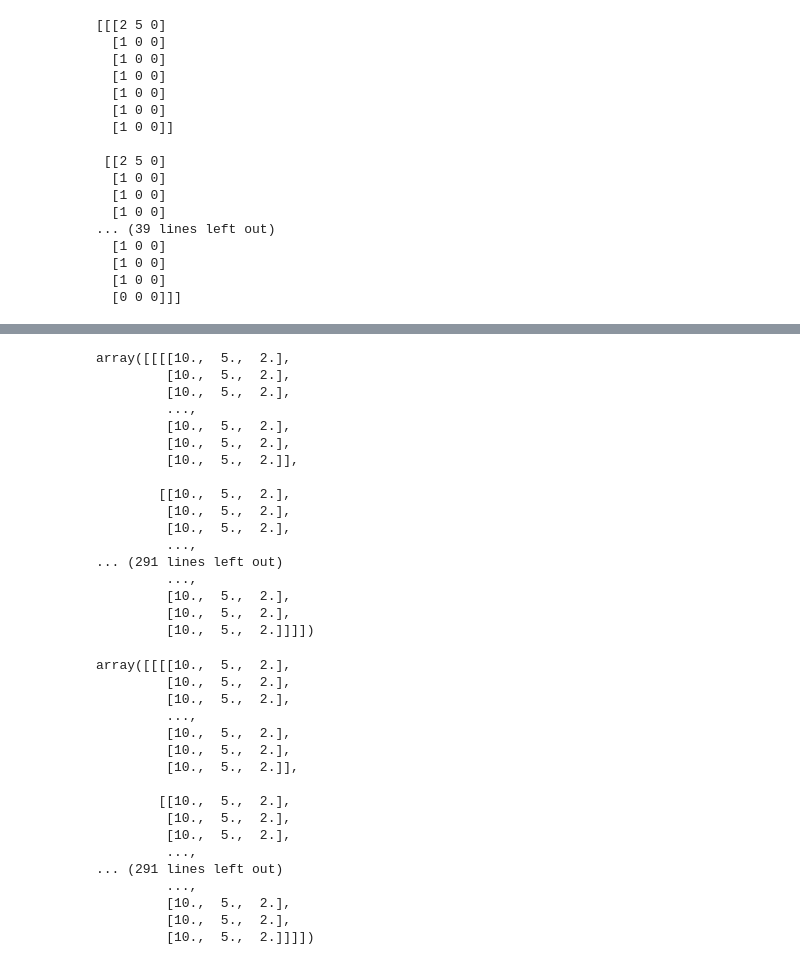
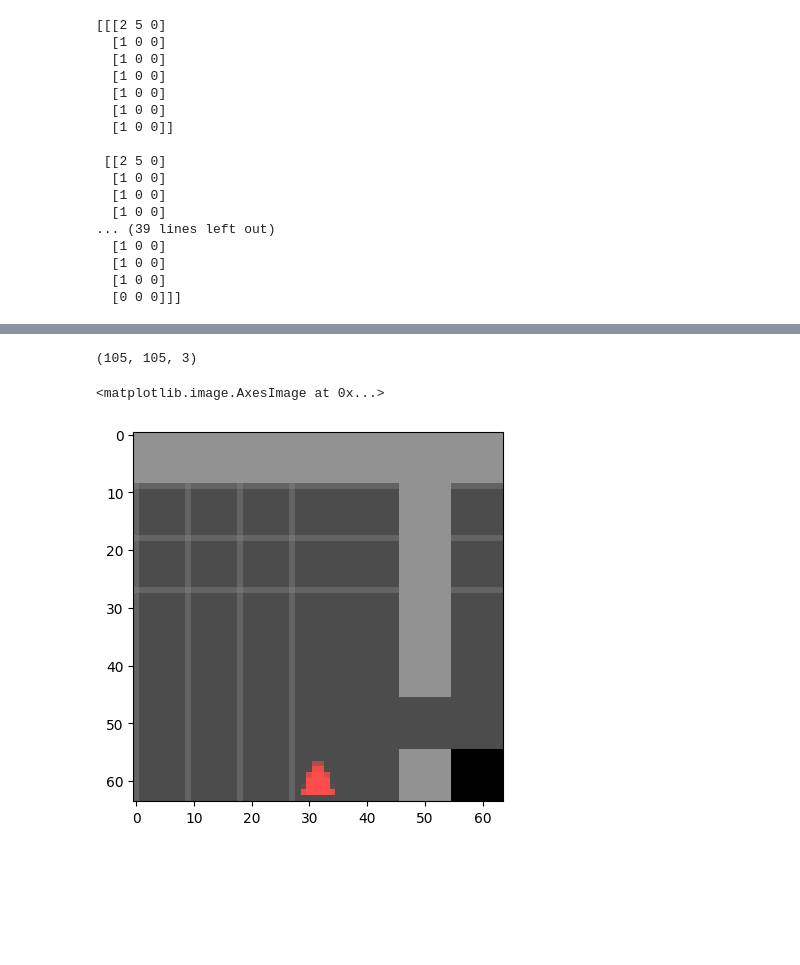
Before and after one commit to jdubkim/explainable-hierarchical-planning, a Jupyter notebook: notebooks/render.ipynb, the cells around one changed output, grey strips where cells are left out. Cells and saved outputs as stored; diff of their text form; code cells hidden in the pictures; blank space fills up the shorter version.

```diff
--- a/notebooks/render.ipynb
+++ b/notebooks/render.ipynb
@@ -258,40 +221,13 @@ z = np.clip(y * max_pixel_values, 0, max_pixel_values).astype(np.uint8)
-# %%
-y * max_pixel_values
-# %% [output]
-array([[[[10.,  5.,  2.],
-         [10.,  5.,  2.],
-         [10.,  5.,  2.],
-         ...,
-         [10.,  5.,  2.],
-         [10.,  5.,  2.],
-         [10.,  5.,  2.]],
-
-        [[10.,  5.,  2.],
-         [10.,  5.,  2.],
-         [10.,  5.,  2.],
-         ...,
-... (291 lines left out)
-         ...,
-         [10.,  5.,  2.],
-         [10.,  5.,  2.],
-         [10.,  5.,  2.]]]])
-# %%
-x
-# %% [output]
-array([[[[10.,  5.,  2.],
-         [10.,  5.,  2.],
-         [10.,  5.,  2.],
-         ...,
-         [10.,  5.,  2.],
-         [10.,  5.,  2.],
-         [10.,  5.,  2.]],
-
-        [[10.,  5.,  2.],
-         [10.,  5.,  2.],
-         [10.,  5.,  2.],
-         ...,
-... (291 lines left out)
-         ...,
-         [10.,  5.,  2.],
-         [10.,  5.,  2.],
-         [10.,  5.,  2.]]]])
+# %%
+from PIL import Image
+print(obs['render'].shape)
+# %% [output]
+(105, 105, 3)
+# %%
+image = Image.fromarray(obs['render'])
+image = image.resize((64, 64), Image.NEAREST)
+image = np.array(image)
+plt.imshow(image)
+# %% [output]
+<matplotlib.image.AxesImage at 0x...>
+[figure, added]
```
Also changed, not shown: parts of 9 cells of this notebook, 5 other files.
